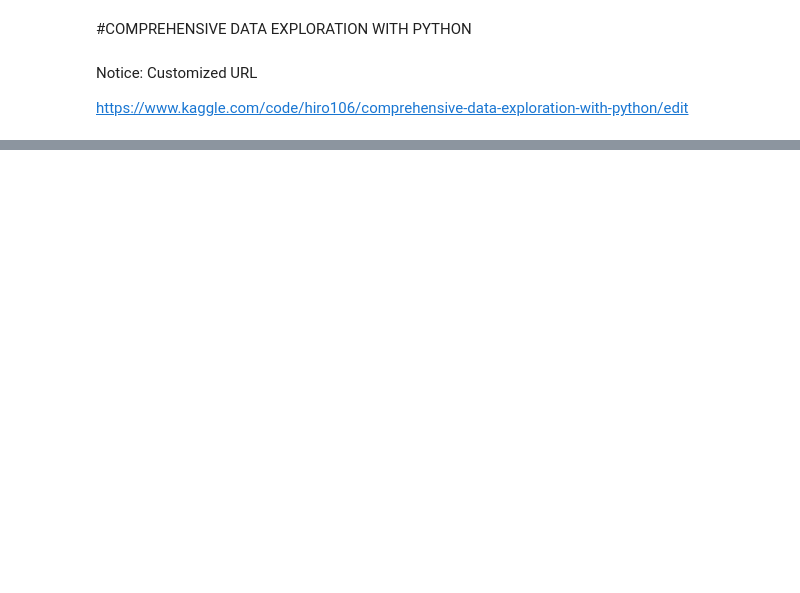
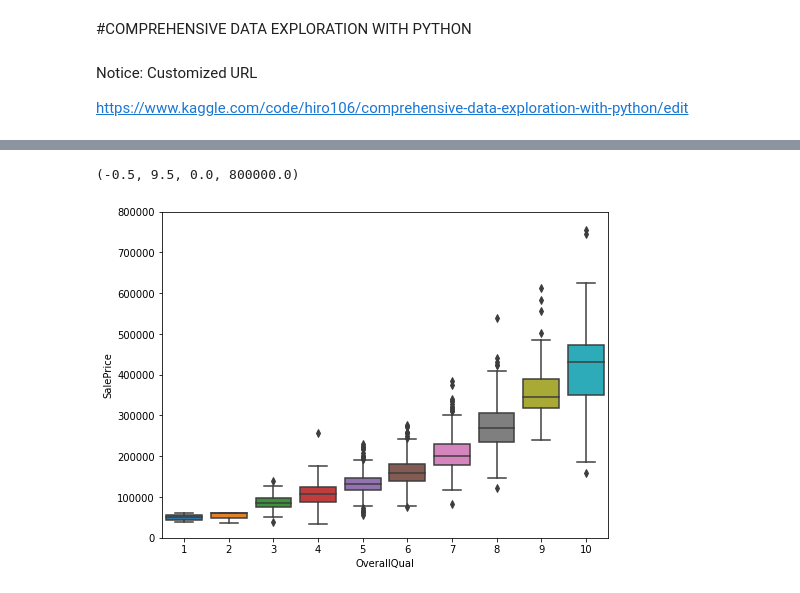
Before and after one commit to hiro106/kaggle_iowa-house-prices, a Jupyter notebook: Comprehensive_data_exploration_with_Python.ipynb, the cells around one changed output, grey strips where cells are left out. Drawn from its saved outputs; the diff is of its cells as text; code cells hidden in the pictures; blank space fills up the shorter version.

```diff
--- a/Comprehensive_data_exploration_with_Python.ipynb
+++ b/Comprehensive_data_exploration_with_Python.ipynb
@@ -64,0 +197,7 @@ data.plot.scatter(x=var, y='SalePrice', ylim=(0, 800000))
+# %%
+f, ax = plt.subplots(figsize=(8, 6))
+fig = sns.boxplot(data=data,x=var, y="SalePrice")
+fig.axis(ymin=0, ymax=800000)
+# %% [output]
+(-0.5, 9.5, 0.0, 800000.0)
+[figure, added]
```
Also changed, not shown: parts of 20 cells of this notebook.
